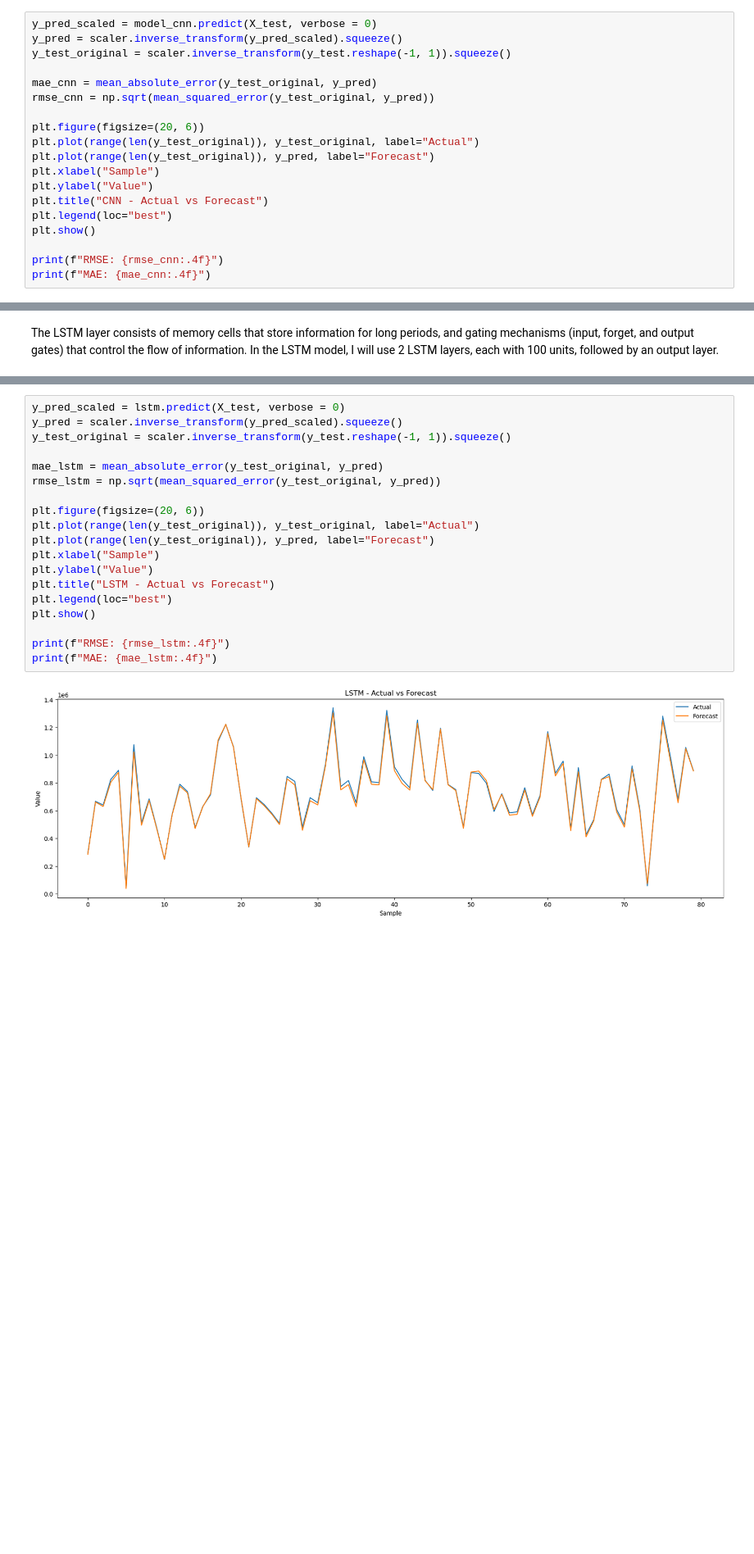
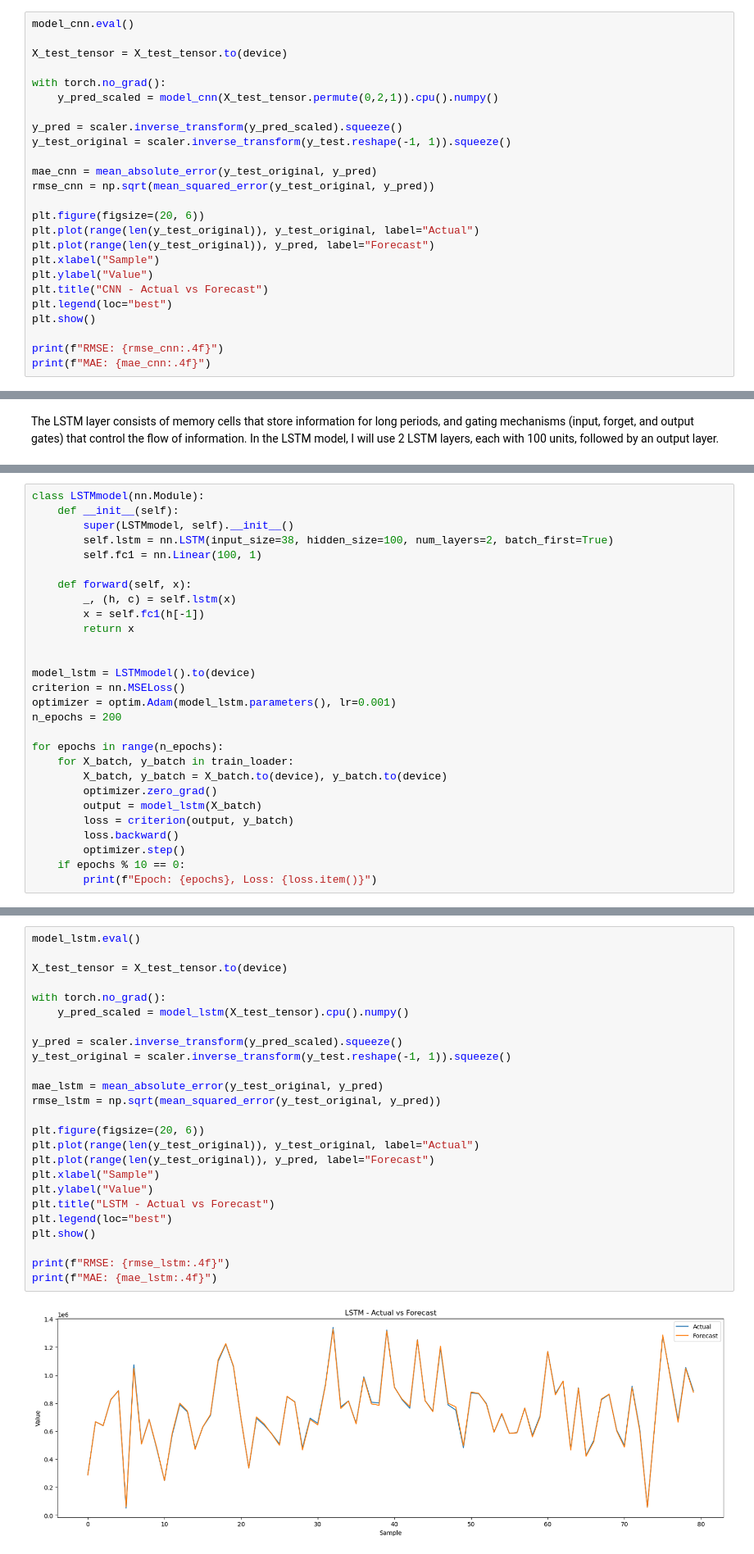
Before and after one commit to andrii-zapukhlyi/inpost_optimizing, a Jupyter notebook: inpost_optimizing.ipynb, the cells around one changed output, grey strips where cells are left out. Shown at 82% size. Saved outputs shown, nothing was run; the diff lists cells and outputs as text; blank space fills up the shorter version.

```diff
--- a/inpost_optimizing.ipynb
+++ b/inpost_optimizing.ipynb
@@ -1320,7 +1367,13 @@ Model: "sequential"
 # %% [markdown]
 Although CNN models are primarily designed for Computer Vision tasks, they can also be applied to time series forecasting. Here, I built a simple CNN model with 1 convolutional layer containing 100 filters, 1 pooling layer, a dropout layer with a rate of 0.5, a fully connected layer with 50 neurons, and an output layer. The Adam optimizer was used with its default learning rate of 0.001.
 # %%
-y_pred_scaled = model_cnn.predict(X_test, verbose = 0)
+model_cnn.eval()
+
+X_test_tensor = X_test_tensor.to(device)
+
+with torch.no_grad():
+    y_pred_scaled = model_cnn(X_test_tensor.permute(0,2,1)).cpu().numpy()
+
 y_pred = scaler.inverse_transform(y_pred_scaled).squeeze()
 y_test_original = scaler.inverse_transform(y_test.reshape(-1, 1)).squeeze()
 
@@ -1384,0 +1404,28 @@ Model: "sequential_1"
+# %%
+class LSTMmodel(nn.Module):
+    def __init__(self):
+        super(LSTMmodel, self).__init__()
+        self.lstm = nn.LSTM(input_size=38, hidden_size=100, num_layers=2, batch_first=True)
+        self.fc1 = nn.Linear(100, 1)
+
+    def forward(self, x):
+        _, (h, c) = self.lstm(x)
+        x = self.fc1(h[-1])
+        return x
+
+
+model_lstm = LSTMmodel().to(device)
+criterion = nn.MSELoss()
+optimizer = optim.Adam(model_lstm.parameters(), lr=0.001)
+n_epochs = 200
+
+for epochs in range(n_epochs):
+    for X_batch, y_batch in train_loader:
+        X_batch, y_batch = X_batch.to(device), y_batch.to(device)
+        optimizer.zero_grad()
+        output = model_lstm(X_batch)
+        loss = criterion(output, y_batch)
+        loss.backward()
+        optimizer.step()
+    if epochs % 10 == 0:
+        print(f"Epoch: {epochs}, Loss: {loss.item()}")
@@ -1385,21 +1453,27 @@ Model: "sequential_1"
 # %%
-y_pred_scaled = lstm.predict(X_test, verbose = 0)
+model_lstm.eval()
+
+X_test_tensor = X_test_tensor.to(device)
+
+with torch.no_grad():
+    y_pred_scaled = model_lstm(X_test_tensor).cpu().numpy()
+
 y_pred = scaler.inverse_transform(y_pred_scaled).squeeze()
 y_test_original = scaler.inverse_transform(y_test.reshape(-1, 1)).squeeze()
 
 mae_lstm = mean_absolute_error(y_test_original, y_pred)
 rmse_lstm = np.sqrt(mean_squared_error(y_test_original, y_pred))
 
 plt.figure(figsize=(20, 6))
 plt.plot(range(len(y_test_original)), y_test_original, label="Actual")
 plt.plot(range(len(y_test_original)), y_pred, label="Forecast")
 plt.xlabel("Sample")
 plt.ylabel("Value")
 plt.title("LSTM - Actual vs Forecast")
 plt.legend(loc="best")
 plt.show()
 
 print(f"RMSE: {rmse_lstm:.4f}")
 print(f"MAE: {mae_lstm:.4f}")
 # %% [output]
-[figure, old version]
+[figure, new version]
```
Also changed, not shown: parts of 30 cells of this notebook, 1 other file.
